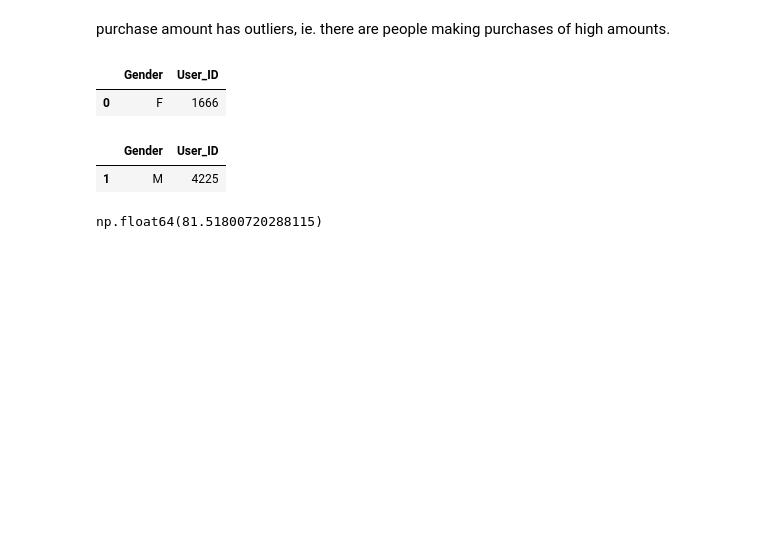
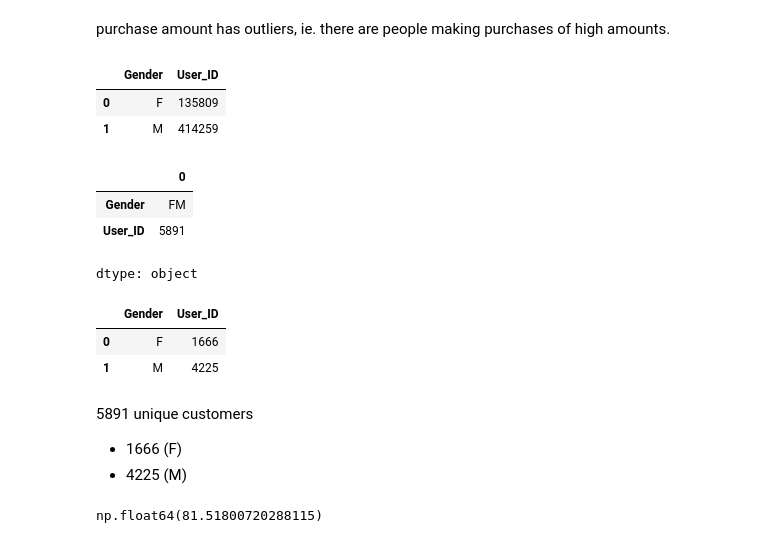
Before and after one commit to RichaGaharwar/Walmart---Confidence-Interval-CLT, a Jupyter notebook: Walmart_Confidence_Interval_&_CLT.ipynb, the cells around one changed output. Drawn from its saved outputs; the diff is of its cells as text; code cells hidden in the pictures; blank space fills up the shorter version.

```diff
--- a/Walmart_Confidence_Interval_&_CLT.ipynb
+++ b/Walmart_Confidence_Interval_&_CLT.ipynb
@@ -197,14 +210,10 @@ purchase amount has outliers, ie. there are people making purchases of high amou
+# %%
+customer_distribution_by_gender
+# %% [output]
+|  | Gender | User_ID |
+| 0 | F | 135809 |
+| 1 | M | 414259 |
 # %%
 unique_customers = walmart['User_ID'].groupby(walmart['Gender']).nunique().reset_index('Gender')
 unique_female_customers = unique_customers[unique_customers['Gender']=='F']
 unique_male_customers = unique_customers[unique_customers['Gender']=='M']
-# %%
-unique_female_customers
-# %% [output]
-|  | Gender | User_ID |
-| 0 | F | 1666 |
-# %%
-unique_male_customers
-# %% [output]
-|  | Gender | User_ID |
-| 1 | M | 4225 |
@@ -215,3 +220,20 @@ total_male_customers = customer_distribution_by_gender[customer_distribution_by_
+# %%
+unique_customers.sum()
+# %% [output]
+|  | 0 |
+| Gender | FM |
+| User_ID | 5891 |
+dtype: object
+# %%
+unique_customers
+# %% [output]
+|  | Gender | User_ID |
+| 0 | F | 1666 |
+| 1 | M | 4225 |
+# %% [markdown]
+5891 unique customers
+* 1666 (F)
+* 4225 (M)
 # %%
 avg_purchage_female = total_female_customers['User_ID'].iloc[0] / unique_female_customers['User_ID'].iloc[0]
 avg_purchage_male = total_male_customers['User_ID'].iloc[0] / unique_male_customers['User_ID'].iloc[0]
```
Also changed, not shown: parts of 6 cells of this notebook.
